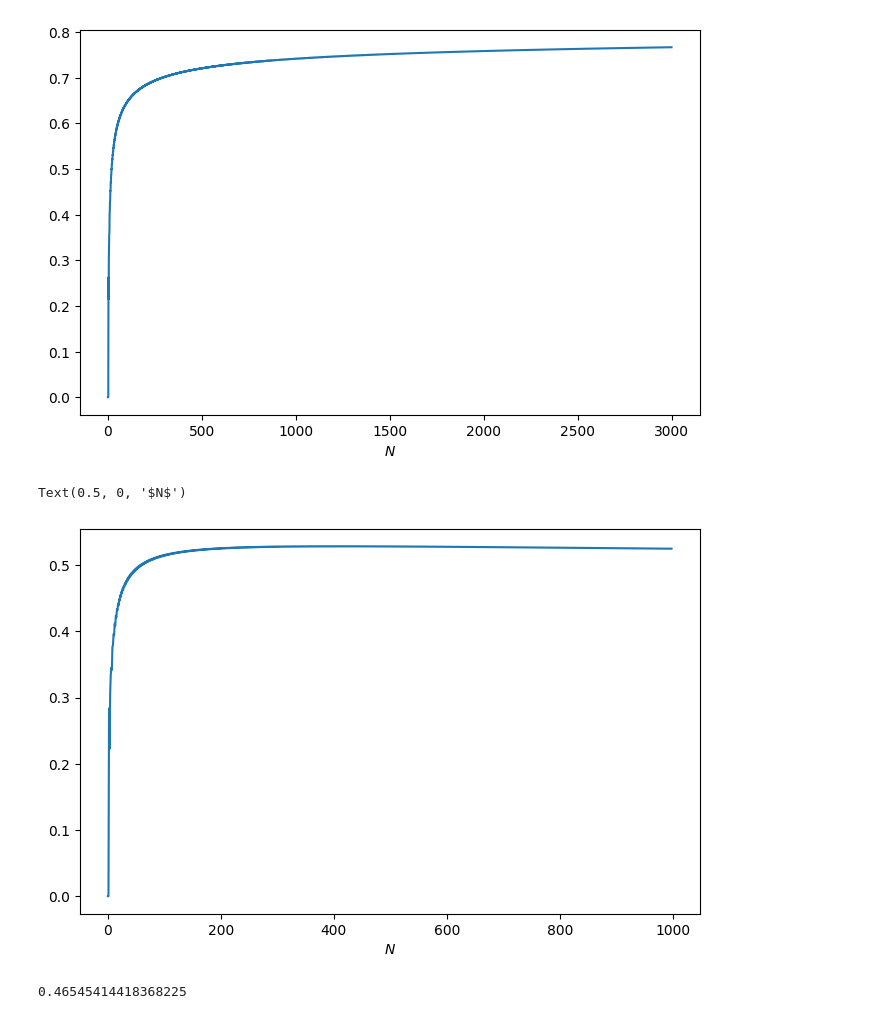
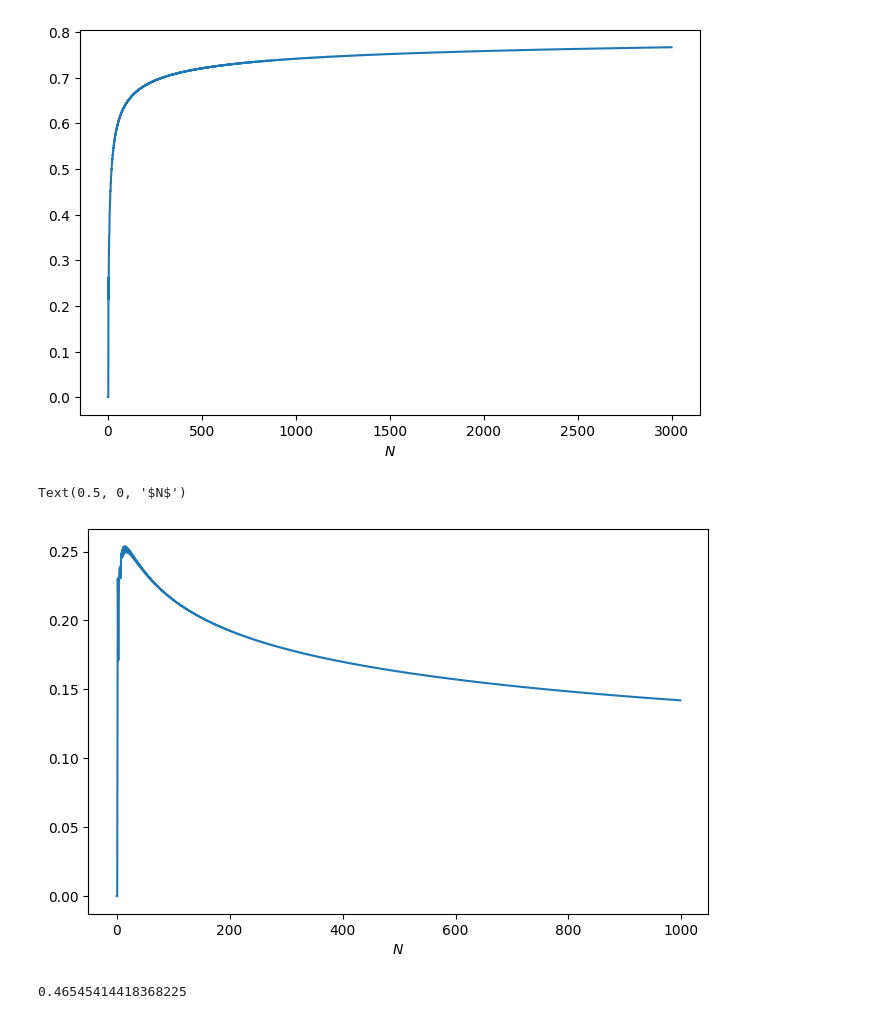
Before and after one commit to mintcd/m2-bezout, a Jupyter notebook: internship/src/symbolic/max_subtree.ipynb, the cells around one changed output. Cells and saved outputs as stored; diff of their text form; code cells hidden in the pictures.

```diff
--- a/internship/src/symbolic/max_subtree.ipynb
+++ b/internship/src/symbolic/max_subtree.ipynb
@@ -200,0 +203,18 @@ plt.show()
+# %%
+def solve_alpha(a, b, initial_guess=0.0, tolerance=1e-10, max_iterations=10000):
+    """
+    Solves alpha + 1 = a + b(1 - 2^{-alpha+1}) using fixed-point iteration.
+    """
+    alpha = initial_guess
+
+    for i in range(max_iterations):
+        # The iteration function: f(alpha) = a + b(1 - 2^-alpha) - 1
+        next_alpha = a + b * (1 - 2**(-alpha)) - 1
+
+        # Check for convergence
+        if abs(next_alpha - alpha) < tolerance:
+            return next_alpha
+
+        alpha = next_alpha
+
+    raise RuntimeError("Convergence not reached within the maximum number of iterations.")
@@ -220,23 +247,23 @@ Text(0.5, 0, '$N$')
 # %%
 import matplotlib.pyplot as plt
 
 MAX_SIZE = 1000
 u = 0.5
 v = 0.3
 
 pmf4, cdf4, expectations4 = compute_exact_distributions_optimized(MAX_SIZE, u, v)
 
-alpha = solve_alpha(2*u+v, v)
+alpha = solve_alpha(2*u+2*v, v/2)
 test_alpha = alpha+0.05
 
 normalized = [expectations4[i] / i**test_alpha for i in range(1, MAX_SIZE)]
 
 plt.figure(figsize=(8,5))
 plt.plot(normalized, label='Normalized $E[Y_N]$ (u=0.5,v=0.3)')
 plt.xlabel('$N$')
 # %% [output]
 Text(0.5, 0, '$N$')
-[figure, old version]
+[figure, new version]
 # %%
 alpha
 # %% [output]
```
Also changed, not shown: parts of 17 cells of this notebook, 12 other files.
